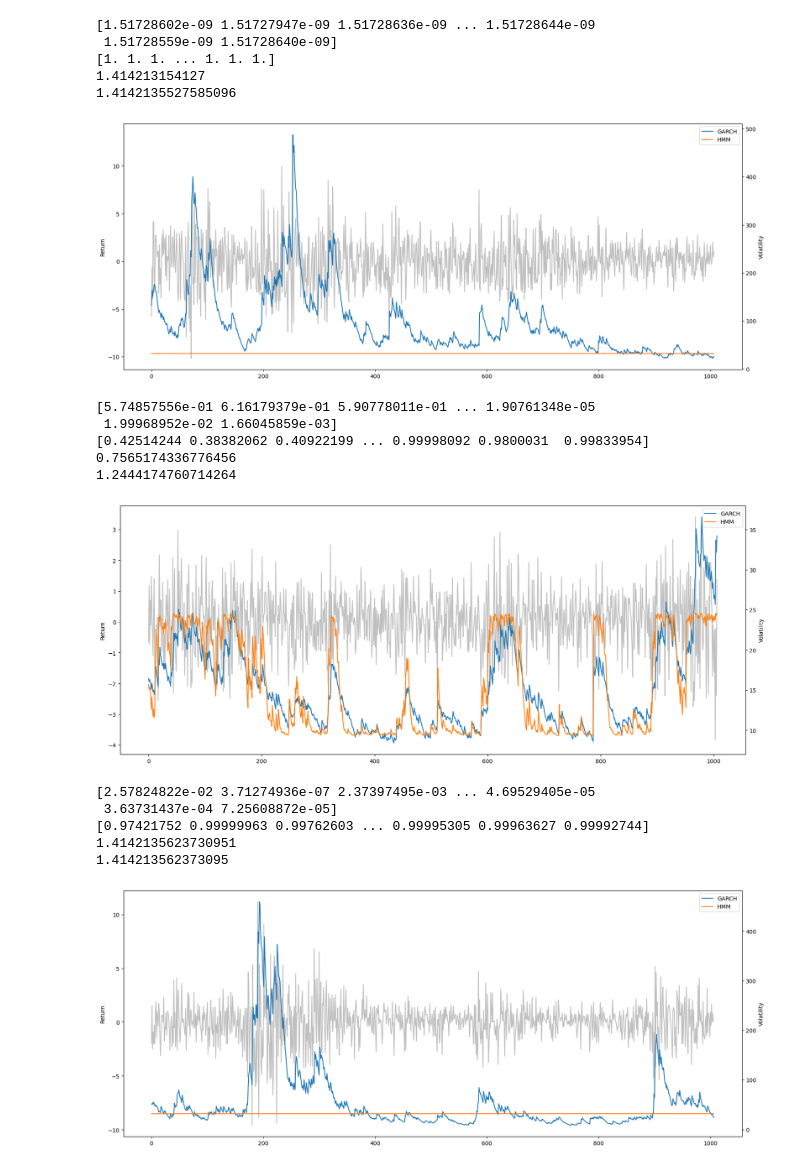
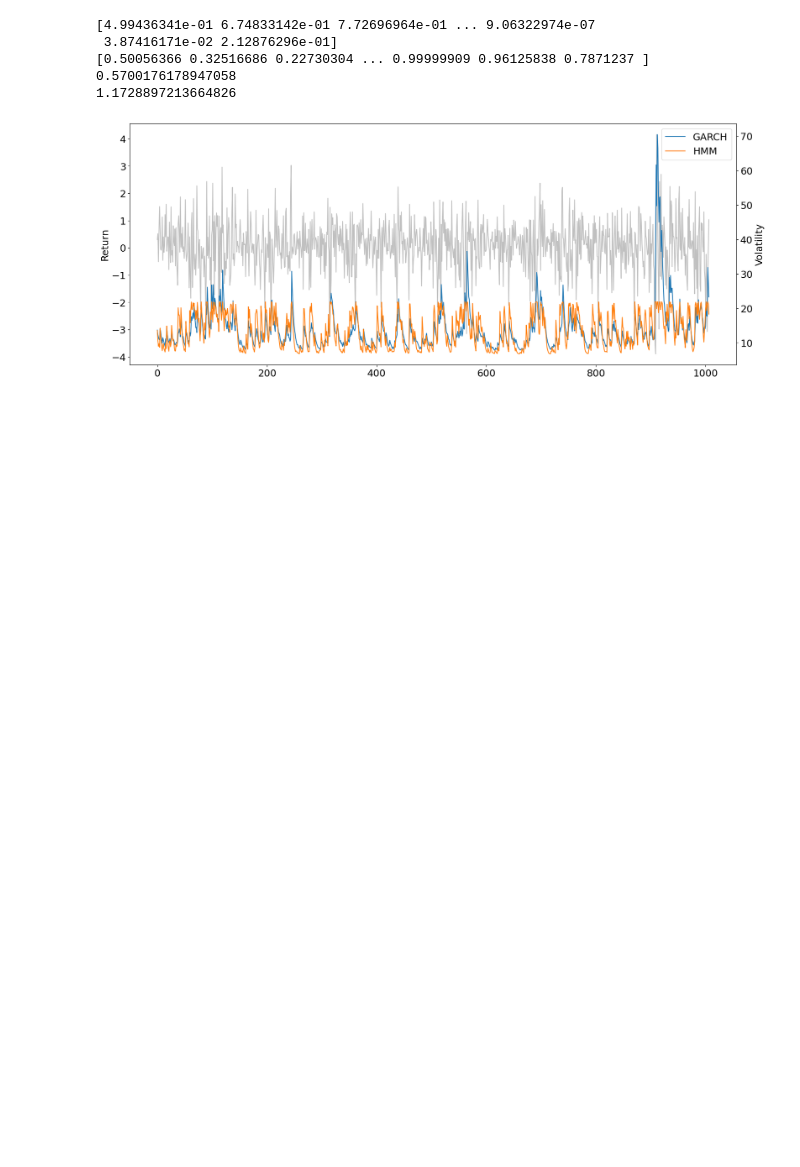
Before and after one commit to Damnsky100/RSDC, a Jupyter notebook: Results.ipynb, the cells around one changed output. Cells and saved outputs as stored; diff of their text form; code cells hidden in the pictures; blank space fills up the shorter version.

Commit message:
changed font size and saved pics

```diff
--- a/Results.ipynb
+++ b/Results.ipynb
@@ -68,7 +68,7 @@ def plot(returns):
 
     axs.plot(x, y_ret, color = "silver")
     axs.set_ylabel('Return')
-    axs.yaxis.label.set_color("silver")
+    #axs.yaxis.label.set_color("silver")
 
 
     axs2.plot(x, y_garch * np.sqrt(252), label = "GARCH")
@@ -77,6 +77,9 @@ def plot(returns):
 
     axs2.set_xlabel('Time')
     axs2.set_ylabel('Volatility')
+
+    plt.rcParams['font.size'] = 20
+
 
     plt.show()
 
@@ -109,26 +118,14 @@ AttributeError: 'YAxis' object has no attribute 'set_color'
 # %%
 
-plot(ret2000_n)
-plot(ret2004_n)
-plot(ret2008_n)
+#plot(ret2000_n)
+#plot(ret2004_n)
+#plot(ret2008_n)
 plot(ret2012_n)
 plot(ret2016_n)
 # %% [output]
-[1.51728602e-09 1.51727947e-09 1.51728636e-09 ... 1.51728644e-09
- 1.51728559e-09 1.51728640e-09]
-[1. 1. 1. ... 1. 1. 1.]
-1.414213154127
-1.4142135527585096
+[4.99436341e-01 6.74833142e-01 7.72696964e-01 ... 9.06322974e-07
+ 3.87416171e-02 2.12876296e-01]
+[0.50056366 0.32516686 0.22730304 ... 0.99999909 0.96125838 0.7871237 ]
+0.5700176178947058
+1.1728897213664826
-[figure, old version]
+[figure, new version]
-[5.74857556e-01 6.16179379e-01 5.90778011e-01 ... 1.90761348e-05
- 1.99968952e-02 1.66045859e-03]
-[0.42514244 0.38382062 0.40922199 ... 0.99998092 0.9800031  0.99833954]
-0.7565174336776456
-1.2444174760714264
-[figure, removed]
-[2.57824822e-02 3.71274936e-07 2.37397495e-03 ... 4.69529405e-05
- 3.63731437e-04 7.25608872e-05]
-[0.97421752 0.99999963 0.99762603 ... 0.99995305 0.99963627 0.99992744]
-1.4142135623730951
-1.414213562373095
-[figure, removed]
```
Also changed, not shown: parts of 2 cells of this notebook, 4 other files.
